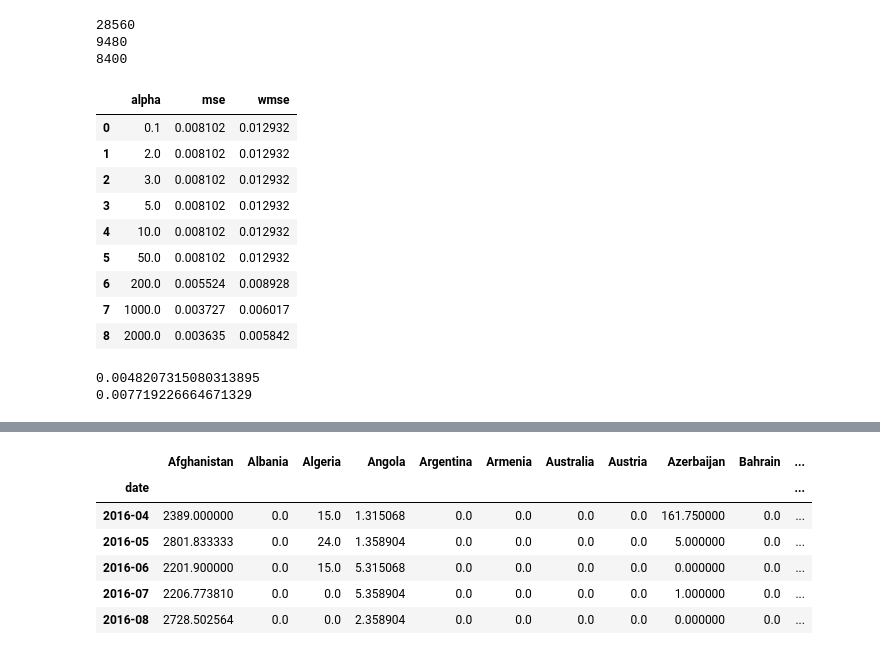
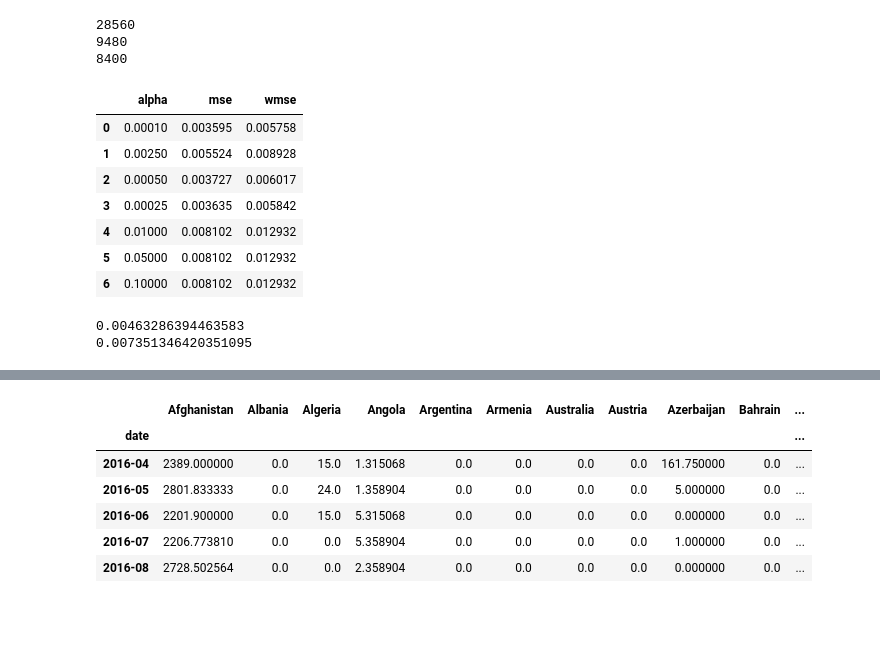
Before and after one commit to frankiiii/ml_project, a Jupyter notebook: 2_Linear_regression.ipynb, the cells around one changed output, grey strips where cells are left out. Drawn from its saved outputs; the diff is of its cells as text; code cells hidden in the pictures; blank space fills up the shorter version.

```diff
--- a/2_Linear_regression.ipynb
+++ b/2_Linear_regression.ipynb
@@ -69,46 +69,44 @@ print(len(test_x))
 # %%
 # Hyperparameter tuning -----
 
 tuning = pd.DataFrame(columns=["alpha", "mse", "wmse"])
 
-for a in [0.1, 2, 3, 5, 10, 50, 200, 1000, 2000]:
-    model = linear_model.Lasso(max_iter=2000,alpha=1/(2*a)).fit(train_x, train_y)
+for a in [0.0001, 0.0025, 0.0005, 0.00025, 0.01, 0.05, 0.1]:
+    model = linear_model.Lasso(max_iter=2000,alpha=a).fit(train_x, train_y)
     pred = model.predict(val_x)
     mse = mean_squared_error(val_y, pred)
     wmse =  mean_squared_error(val_y,pred,sample_weight=val_y+1)
 
     # Save results
     para = pd.DataFrame({"alpha": a,
                          "mse": mse,
                          "wmse": wmse},
                          index=[a])
     tuning = tuning.append(para)
     tuning.reset_index(drop=True, inplace=True)
 
 tuning.to_latex(f'tuning_lasso.tex', index=False)
 tuning
 # %% [output]
 |  | alpha | mse | wmse |
-| 0 | 0.1 | 0.008102 | 0.012932 |
-| 1 | 2.0 | 0.008102 | 0.012932 |
-| 2 | 3.0 | 0.008102 | 0.012932 |
-| 3 | 5.0 | 0.008102 | 0.012932 |
-| 4 | 10.0 | 0.008102 | 0.012932 |
-| 5 | 50.0 | 0.008102 | 0.012932 |
-| 6 | 200.0 | 0.005524 | 0.008928 |
-| 7 | 1000.0 | 0.003727 | 0.006017 |
-| 8 | 2000.0 | 0.003635 | 0.005842 |
+| 0 | 0.00010 | 0.003595 | 0.005758 |
+| 1 | 0.00250 | 0.005524 | 0.008928 |
+| 2 | 0.00050 | 0.003727 | 0.006017 |
+| 3 | 0.00025 | 0.003635 | 0.005842 |
+| 4 | 0.01000 | 0.008102 | 0.012932 |
+| 5 | 0.05000 | 0.008102 | 0.012932 |
+| 6 | 0.10000 | 0.008102 | 0.012932 |
 # %%
 ### Final model -----
-model = linear_model.Lasso(max_iter=2000,alpha=1/(2*1000)).fit(train_x, train_y)
+model = linear_model.Lasso(max_iter=2000,alpha=0.0001).fit(train_x, train_y)
 pred = model.predict(test_x)
 mse = mean_squared_error(test_y,pred)
 print(mse)
 weighted_mse =  mean_squared_error(test_y,pred,sample_weight=test_y+1)
 print(weighted_mse)
 # %% [output]
-0.0048207315080313895
-0.007719226664671329
+0.00463286394463583
+0.007351346420351095
 # %%
 ### Convert back to original dataframe ----
 df_lasso = pred.reshape((len(df.iloc[0,:]),int(len(ts_seq_test[:,:-1])/len(df.iloc[0,:]))))
```
Also changed, not shown: parts of 1 cell of this notebook, 4 other files.
